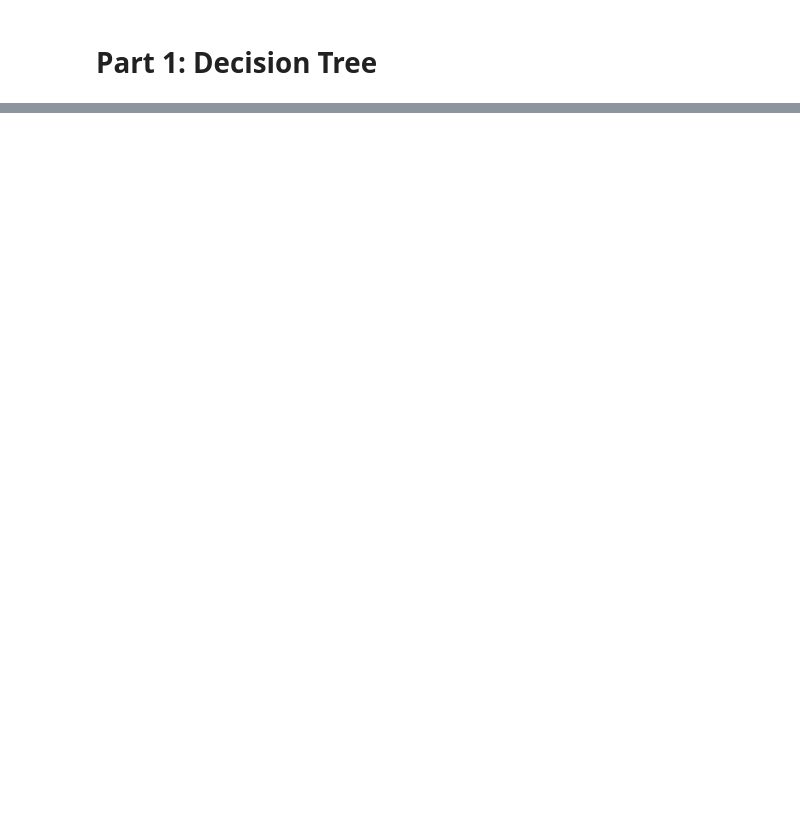
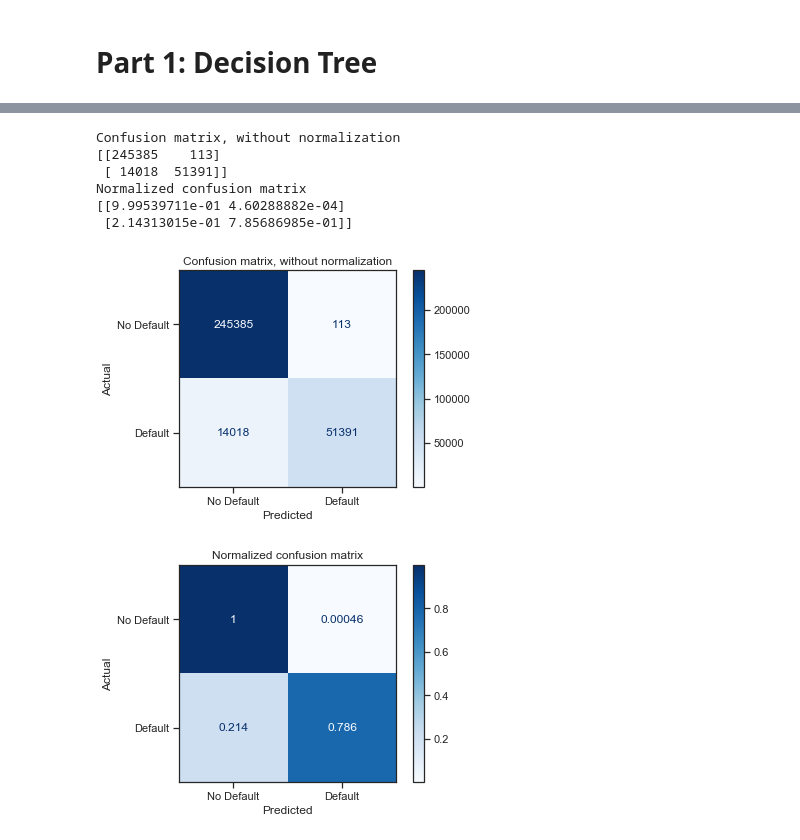
Before and after one commit to Fredak24/DataScience, a Jupyter notebook: HW2/Homework2_Part1.ipynb, the cells around one changed output, grey strips where cells are left out. Saved outputs shown, nothing was run; the diff lists cells and outputs as text; code cells hidden in the pictures; blank space fills up the shorter version.

```diff
--- a/HW2/Homework2_Part1.ipynb
+++ b/HW2/Homework2_Part1.ipynb
@@ -14,6 +74,0 @@ sns.set(style='ticks', palette='Set2')
-# %%
-print("Reading in pickle file...")
-
-df, discrete_features, continuous_features, ret_cols = pickle.load( open( "../data/clean_data.pickle", "rb" ) )
-
-print("Number of rows: " + str(len(df)))
@@ -97,0 +230,5 @@ visualize_tree(decision_tree, predictor_cols, )
+# %%
+dt_model = loadModel('dt_model')
+# example use of printAccuracyInfo using gbc_model and X_test
+# note: if you trained model using rfecv_selected_train, you need to call the function with rfecv_selected_test for X_test
+printAccuracyInfo(dt_model, X_test, y_test)
@@ -97,0 +254,13 @@ visualize_tree(decision_tree, predictor_cols, )
+# %%
+# example use of plotConfusionMatrix using gbc_model and X_test
+# note: if you trained model using rfecv_selected_train, you need to call the function with rfecv_selected_test for X_test
+plotConfusionMatrix('No Default', 'Default', dt_model, X_test, y_test)
+# %% [output]
+Confusion matrix, without normalization
+[[245385    113]
+ [ 14018  51391]]
+Normalized confusion matrix
+[[9.99539711e-01 4.60288882e-04]
+ [2.14313015e-01 7.85686985e-01]]
+[figure, added]
+[figure, added]
```
Also changed, not shown: parts of 18 cells of this notebook, 4 other files.
